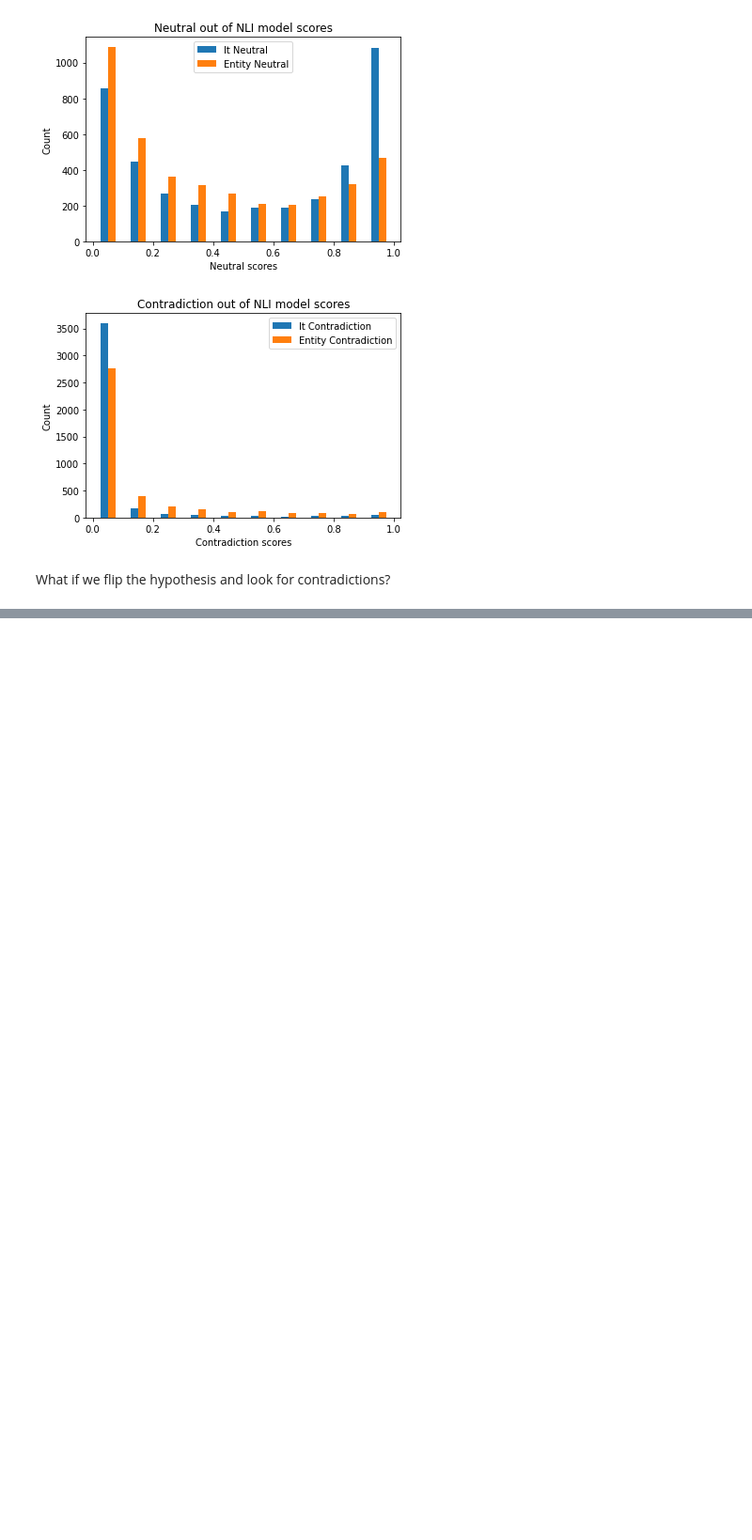
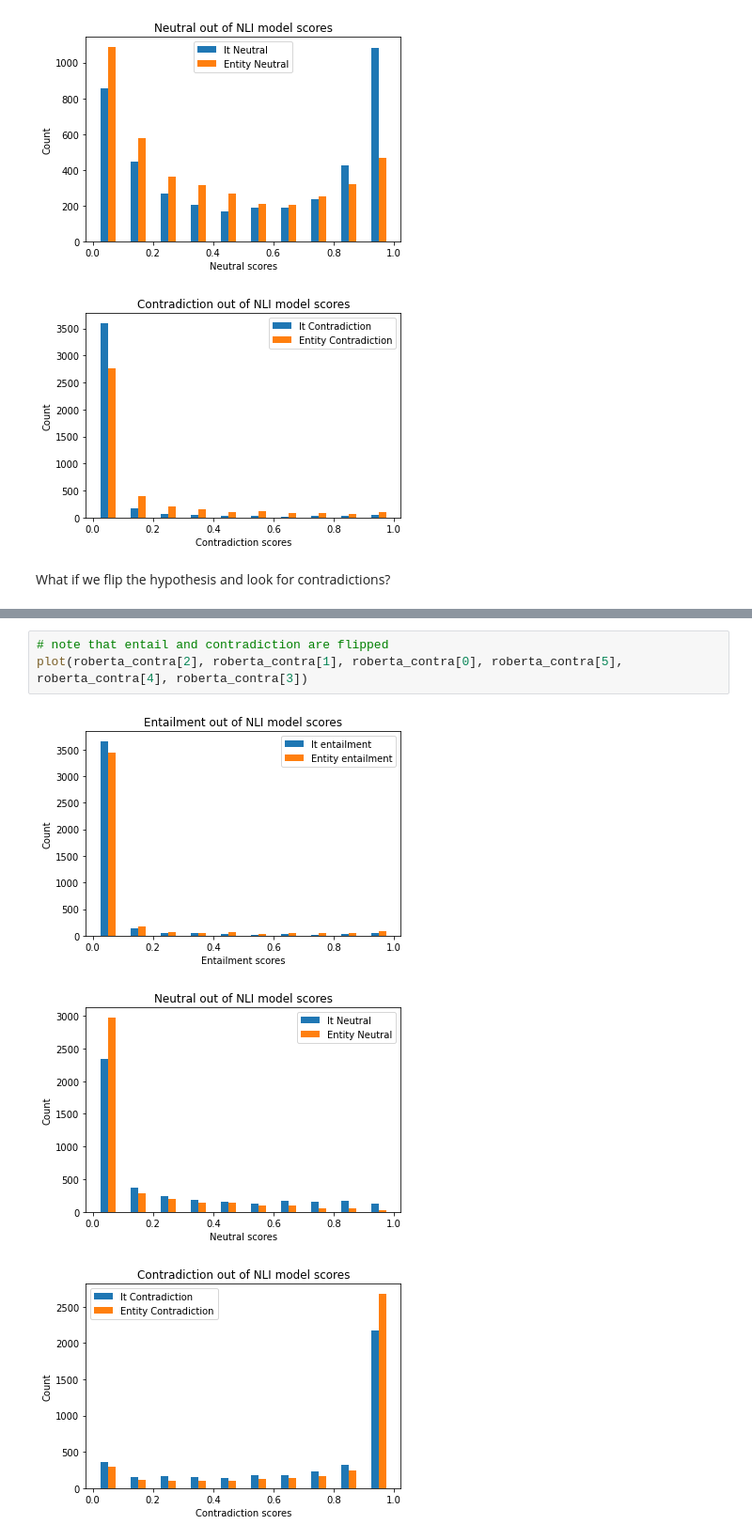
Before and after one commit to jswang/MemoryBank, a Jupyter notebook: julie_sandbox.ipynb, the cells around one changed output, grey strips where cells are left out. Shown: that part at 94% size. Saved outputs shown, nothing was run; the diff lists cells and outputs as text; blank space fills up the shorter version.

```diff
--- a/julie_sandbox.ipynb
+++ b/julie_sandbox.ipynb
@@ -96,0 +110,7 @@ plot(*orig)
+# %%
+# note that entail and contradiction are flipped
+plot(roberta_contra[2], roberta_contra[1], roberta_contra[0], roberta_contra[5], roberta_contra[4], roberta_contra[3])
+# %% [output]
+[figure, added]
+[figure, added]
+[figure, added]
```
Also changed, not shown: parts of 5 cells of this notebook, 3 other files.
